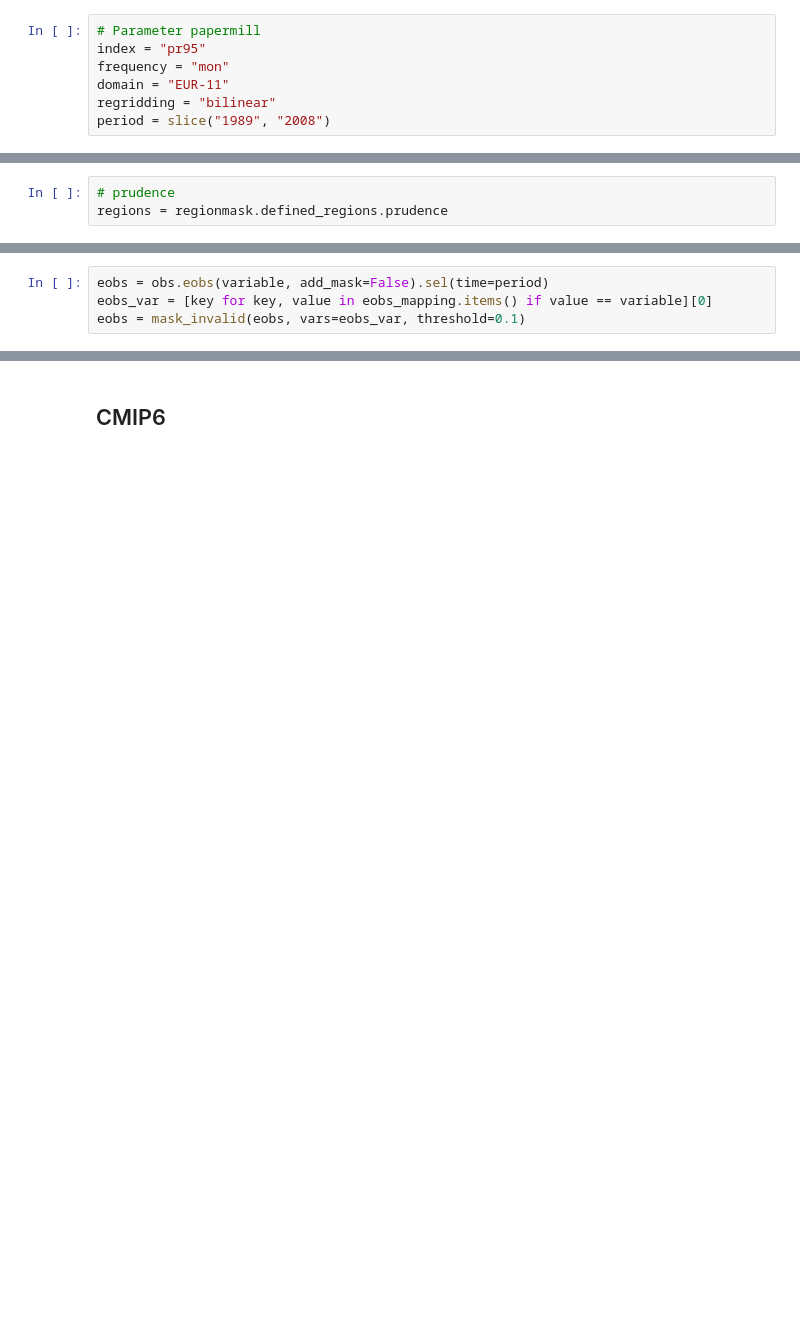
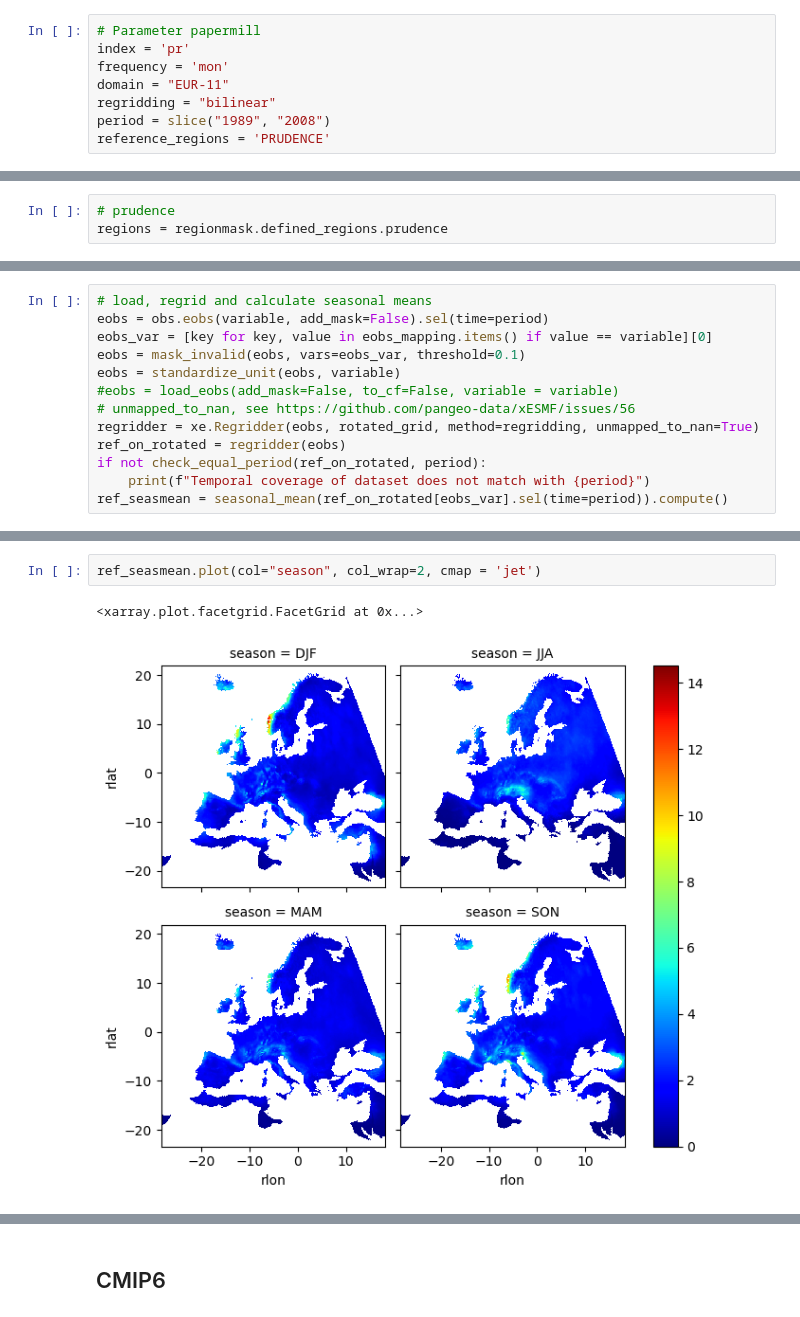
Before and after one commit to larsbuntemeyer/joint-evaluation, a Jupyter notebook: eval-book/regional_bias.ipynb, the cells around one changed output, grey strips where cells are left out. Cells and saved outputs as stored; diff of their text form; blank space fills up the shorter version.

Commit message:
New features for spatial an regional analysis

```diff
--- a/eval-book/regional_bias.ipynb
+++ b/eval-book/regional_bias.ipynb
@@ -257,9 +399,10 @@ var_dic = {
 }
 # %%
 # Parameter papermill
-index = "pr95"
-frequency = "mon"
+index = 'pr'
+frequency = 'mon'
 domain = "EUR-11"
 regridding = "bilinear"
 period = slice("1989", "2008")
+reference_regions = 'PRUDENCE'
 # %%
@@ -278,4 +423,13 @@ rotated_grid = create_cordex_grid("EUR-11", mip_era="CMIP5")  # No matter CMIP5
 # %%
+# load, regrid and calculate seasonal means
 eobs = obs.eobs(variable, add_mask=False).sel(time=period)
 eobs_var = [key for key, value in eobs_mapping.items() if value == variable][0]
 eobs = mask_invalid(eobs, vars=eobs_var, threshold=0.1)
+eobs = standardize_unit(eobs, variable)
+#eobs = load_eobs(add_mask=False, to_cf=False, variable = variable)
+# unmapped_to_nan, see https://github.com/pangeo-data/xESMF/issues/56
+regridder = xe.Regridder(eobs, rotated_grid, method=regridding, unmapped_to_nan=True)
+ref_on_rotated = regridder(eobs)
+if not check_equal_period(ref_on_rotated, period):
+    print(f"Temporal coverage of dataset does not match with {period}")
+ref_seasmean = seasonal_mean(ref_on_rotated[eobs_var].sel(time=period)).compute()
@@ -281,0 +442,5 @@ eobs = mask_invalid(eobs, vars=eobs_var, threshold=0.1)
+# %%
+ref_seasmean.plot(col="season", col_wrap=2, cmap = 'jet')
+# %% [output]
+<xarray.plot.facetgrid.FacetGrid at 0x...>
+[figure, added]
```
Also changed, not shown: parts of 49 cells of this notebook, 46 other files.
